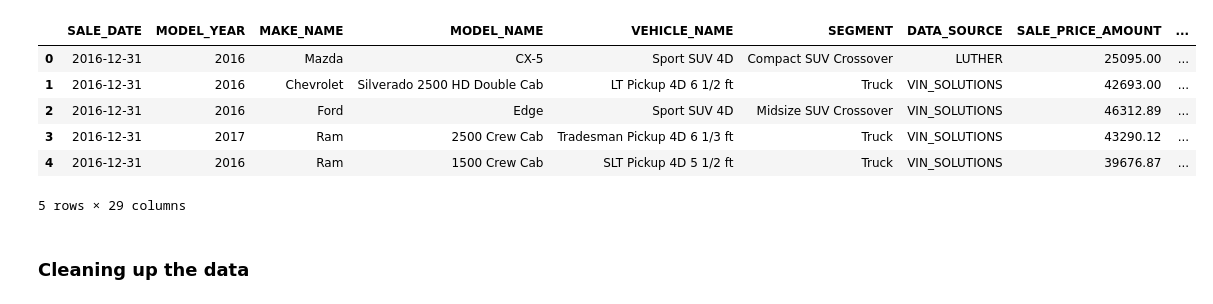
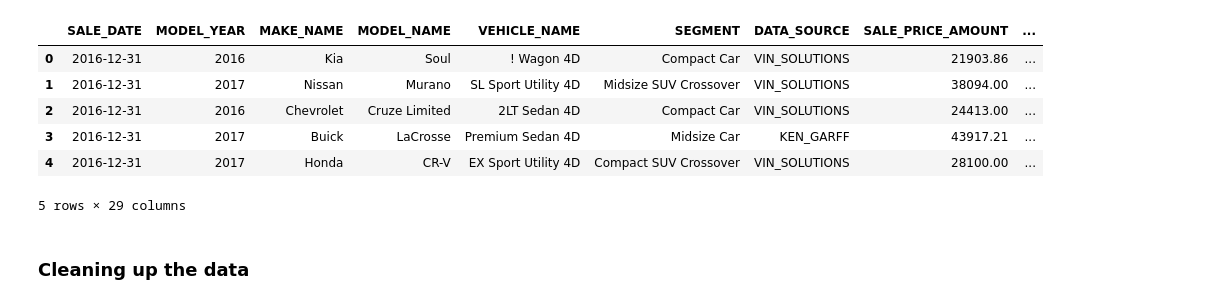
Before and after one commit to chaosem/Data-Science-Career-Track, a Jupyter notebook: Capstone Project/Predicting Vehicle Sale Price.ipynb, the cells around one changed output. Cells and saved outputs as stored; diff of their text form; code cells hidden in the pictures.

```diff
--- a/Capstone Project/Predicting Vehicle Sale Price.ipynb
+++ b/Capstone Project/Predicting Vehicle Sale Price.ipynb
@@ -6,15 +6,15 @@ import seaborn as sns
 %matplotlib inline
 plt.style.use('ggplot')
 # %%
-df = pd.read_csv('full transactions.csv', parse_dates=['SALE_DATE'])
+df = pd.read_excel('transactions_data.xlsx', parse_dates=['SALE_DATE'])
 df.head()
 # %% [output]
 |  | SALE_DATE | MODEL_YEAR | MAKE_NAME | MODEL_NAME | VEHICLE_NAME | SEGMENT | DATA_SOURCE | SALE_PRICE_AMOUNT | ... |
-| 0 | 2016-12-31 | 2016 | Mazda | CX-5 | Sport SUV 4D | Compact SUV Crossover | LUTHER | 25095.00 | ... |
-| 1 | 2016-12-31 | 2016 | Chevrolet | Silverado 2500 HD Double Cab | LT Pickup 4D 6 1/2 ft | Truck | VIN_SOLUTIONS | 42693.00 | ... |
-| 2 | 2016-12-31 | 2016 | Ford | Edge | Sport SUV 4D | Midsize SUV Crossover | VIN_SOLUTIONS | 46312.89 | ... |
-| 3 | 2016-12-31 | 2017 | Ram | 2500 Crew Cab | Tradesman Pickup 4D 6 1/3 ft | Truck | VIN_SOLUTIONS | 43290.12 | ... |
-| 4 | 2016-12-31 | 2016 | Ram | 1500 Crew Cab | SLT Pickup 4D 5 1/2 ft | Truck | VIN_SOLUTIONS | 39676.87 | ... |
+| 0 | 2016-12-31 | 2016 | Kia | Soul | ! Wagon 4D | Compact Car | VIN_SOLUTIONS | 21903.86 | ... |
+| 1 | 2016-12-31 | 2017 | Nissan | Murano | SL Sport Utility 4D | Midsize SUV Crossover | VIN_SOLUTIONS | 38094.00 | ... |
+| 2 | 2016-12-31 | 2016 | Chevrolet | Cruze Limited | 2LT Sedan 4D | Compact Car | VIN_SOLUTIONS | 24413.00 | ... |
+| 3 | 2016-12-31 | 2017 | Buick | LaCrosse | Premium Sedan 4D | Midsize Car | KEN_GARFF | 43917.21 | ... |
+| 4 | 2016-12-31 | 2017 | Honda | CR-V | EX Sport Utility 4D | Compact SUV Crossover | VIN_SOLUTIONS | 28100.00 | ... |
 5 rows × 29 columns
 # %% [markdown]
 ### Cleaning up the data
```
Also changed, not shown: parts of 12 cells of this notebook, 5 other files.
